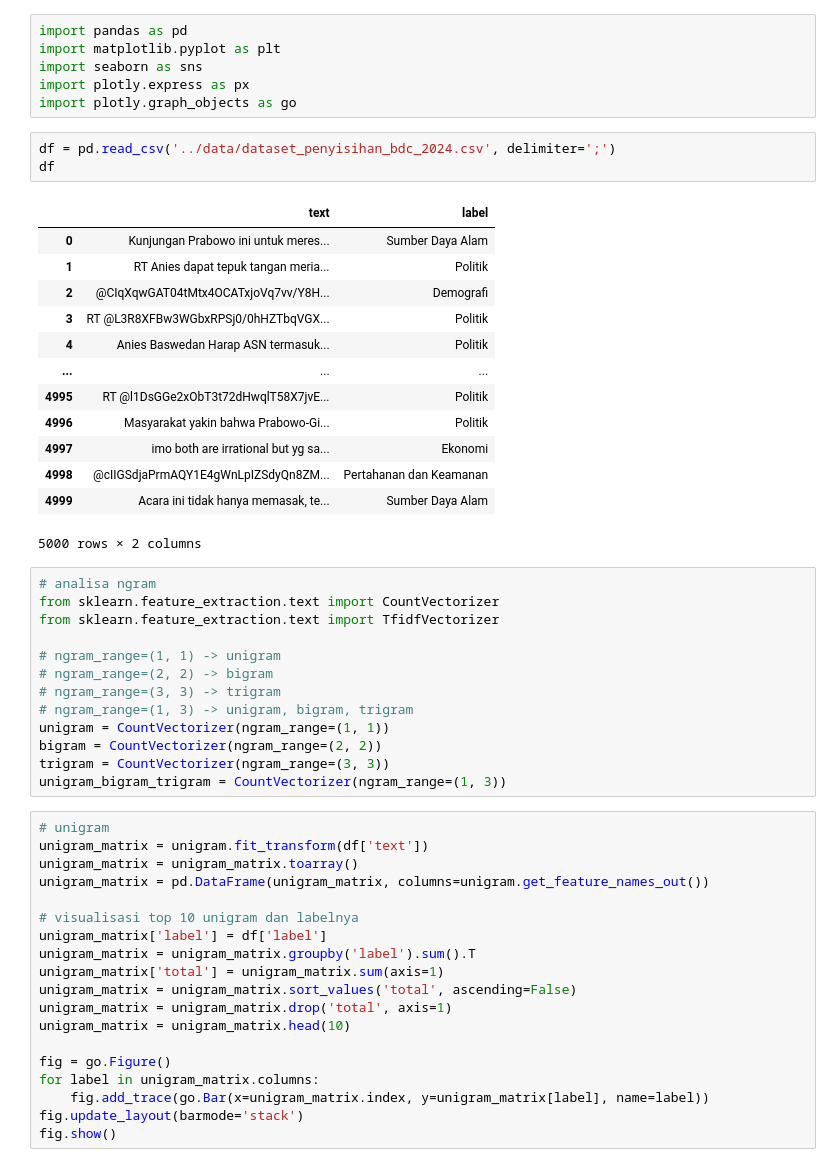
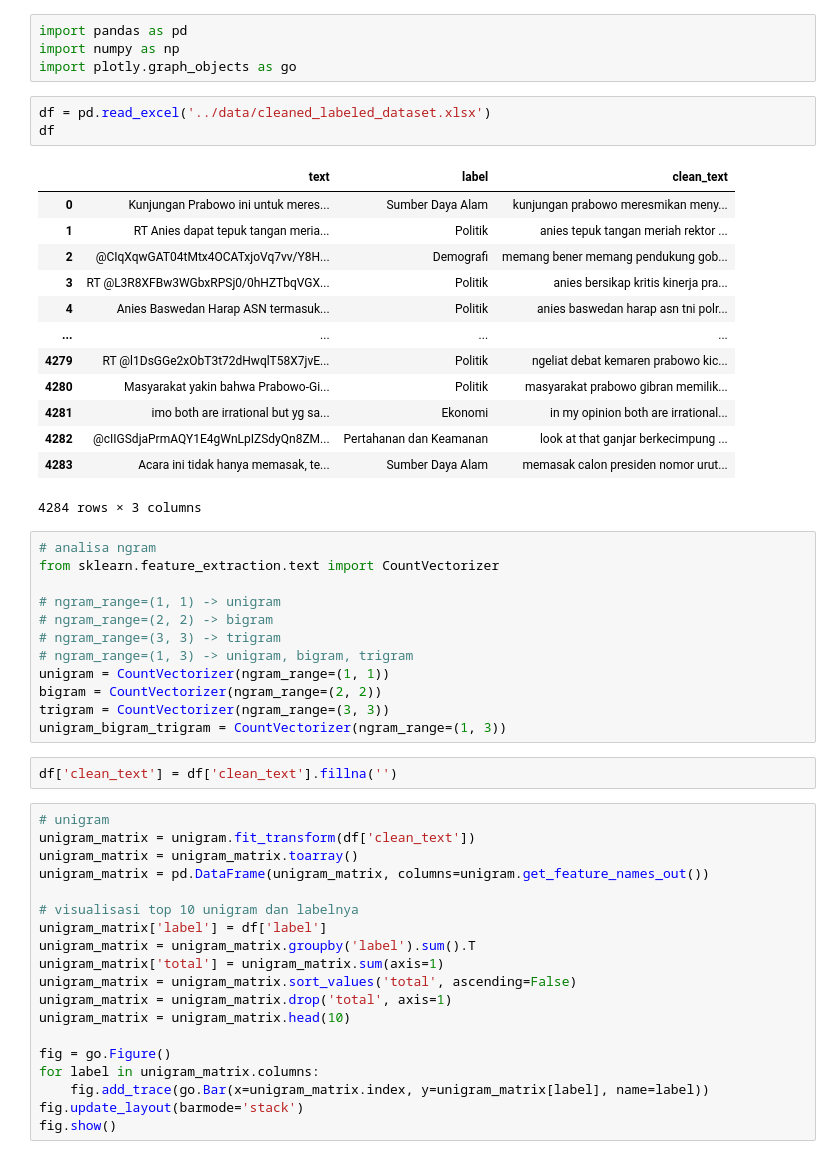
Before and after one commit to srikresna/kesatriyan-2024, a Jupyter notebook: eda/eda_train_ngram.ipynb, the cells around one changed output. Cells and saved outputs as stored; diff of their text form.

```diff
--- a/eda/eda_train_ngram.ipynb
+++ b/eda/eda_train_ngram.ipynb
@@ -1,30 +1,27 @@
 # %%
 import pandas as pd
-import matplotlib.pyplot as plt
-import seaborn as sns
-import plotly.express as px
+import numpy as np
 import plotly.graph_objects as go
 # %%
-df = pd.read_csv('../data/dataset_penyisihan_bdc_2024.csv', delimiter=';')
+df = pd.read_excel('../data/cleaned_labeled_dataset.xlsx')
 df
 # %% [output]
-|  | text | label |
-| 0 | Kunjungan Prabowo ini untuk meres... | Sumber Daya Alam |
-| 1 | RT Anies dapat tepuk tangan meria... | Politik |
-| 2 | @CIqXqwGAT04tMtx4OCATxjoVq7vv/Y8H... | Demografi |
-| 3 | RT @L3R8XFBw3WGbxRPSj0/0hHZTbqVGX... | Politik |
-| 4 | Anies Baswedan Harap ASN termasuk... | Politik |
-| ... | ... | ... |
-| 4995 | RT @l1DsGGe2xObT3t72dHwqlT58X7jvE... | Politik |
-| 4996 | Masyarakat yakin bahwa Prabowo-Gi... | Politik |
-| 4997 | imo both are irrational but yg sa... | Ekonomi |
-| 4998 | @cIIGSdjaPrmAQY1E4gWnLpIZSdyQn8ZM... | Pertahanan dan Keamanan |
-| 4999 | Acara ini tidak hanya memasak, te... | Sumber Daya Alam |
+|  | text | label | clean_text |
+| 0 | Kunjungan Prabowo ini untuk meres... | Sumber Daya Alam | kunjungan prabowo meresmikan meny... |
+| 1 | RT Anies dapat tepuk tangan meria... | Politik | anies tepuk tangan meriah rektor ... |
+| 2 | @CIqXqwGAT04tMtx4OCATxjoVq7vv/Y8H... | Demografi | memang bener memang pendukung gob... |
+| 3 | RT @L3R8XFBw3WGbxRPSj0/0hHZTbqVGX... | Politik | anies bersikap kritis kinerja pra... |
+| 4 | Anies Baswedan Harap ASN termasuk... | Politik | anies baswedan harap asn tni polr... |
+| ... | ... | ... | ... |
+| 4279 | RT @l1DsGGe2xObT3t72dHwqlT58X7jvE... | Politik | ngeliat debat kemaren prabowo kic... |
+| 4280 | Masyarakat yakin bahwa Prabowo-Gi... | Politik | masyarakat prabowo gibran memilik... |
+| 4281 | imo both are irrational but yg sa... | Ekonomi | in my opinion both are irrational... |
+| 4282 | @cIIGSdjaPrmAQY1E4gWnLpIZSdyQn8ZM... | Pertahanan dan Keamanan | look at that ganjar berkecimpung ... |
+| 4283 | Acara ini tidak hanya memasak, te... | Sumber Daya Alam | memasak calon presiden nomor urut... |
-5000 rows × 2 columns
+4284 rows × 3 columns
 # %%
 # analisa ngram
 from sklearn.feature_extraction.text import CountVectorizer
-from sklearn.feature_extraction.text import TfidfVectorizer
 
 # ngram_range=(1, 1) -> unigram
 # ngram_range=(2, 2) -> bigram
@@ -34,9 +31,11 @@ unigram = CountVectorizer(ngram_range=(1, 1))
 bigram = CountVectorizer(ngram_range=(2, 2))
 trigram = CountVectorizer(ngram_range=(3, 3))
 unigram_bigram_trigram = CountVectorizer(ngram_range=(1, 3))
+# %%
+df['clean_text'] = df['clean_text'].fillna('')
 # %%
 # unigram
-unigram_matrix = unigram.fit_transform(df['text'])
+unigram_matrix = unigram.fit_transform(df['clean_text'])
 unigram_matrix = unigram_matrix.toarray()
 unigram_matrix = pd.DataFrame(unigram_matrix, columns=unigram.get_feature_names_out())
 
```
Also changed, not shown: parts of 2 cells of this notebook.
